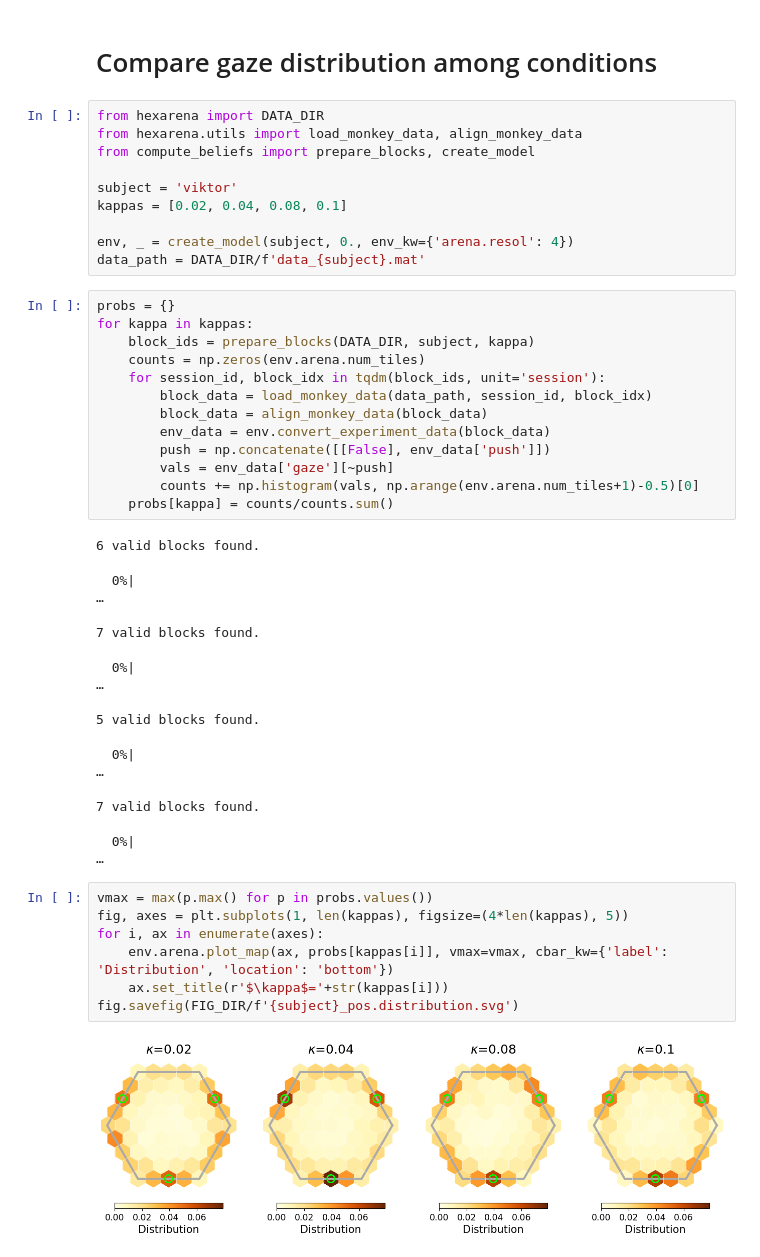
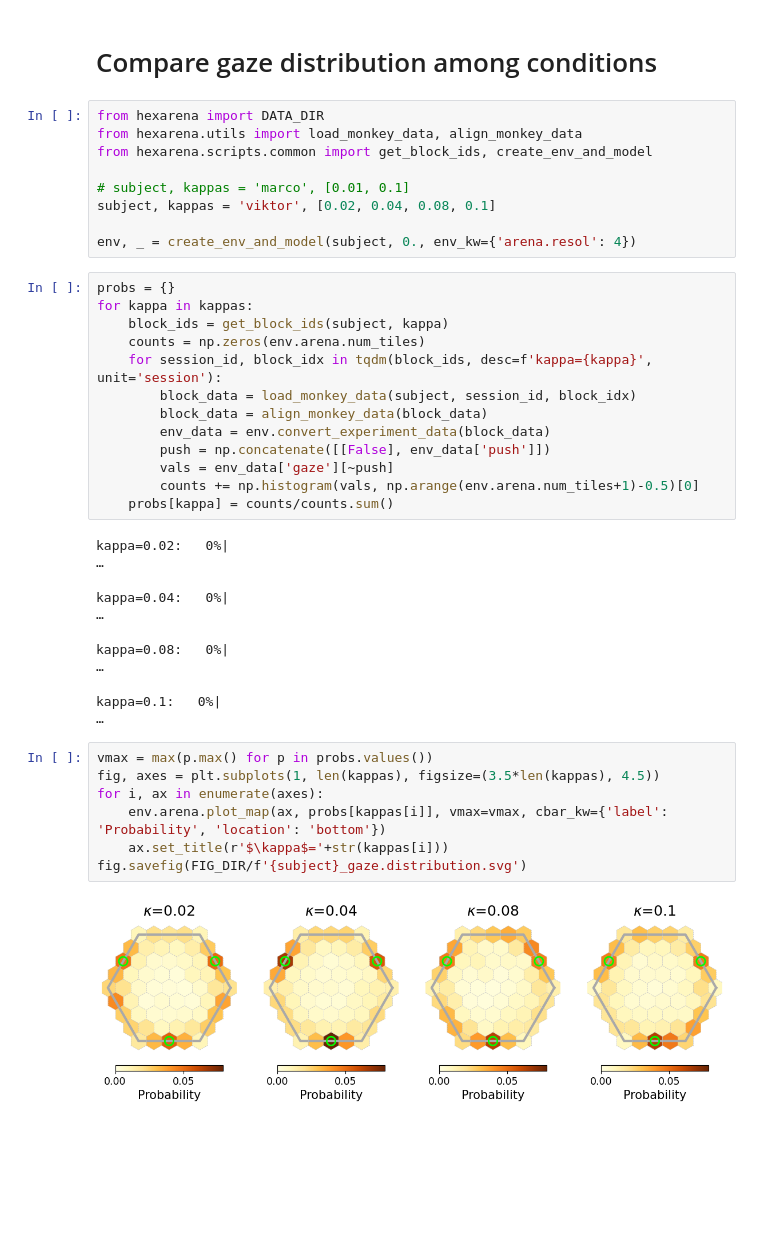
Before and after one commit to XaqLab/hex-arena, a Jupyter notebook: data-overview.ipynb, the cells around one changed output. Cells and saved outputs as stored; diff of their text form; blank space fills up the shorter version.

```diff
--- a/data-overview.ipynb
+++ b/data-overview.ipynb
@@ -22,20 +23,19 @@ rng = np.random.default_rng()
 # %%
 from hexarena import DATA_DIR
 from hexarena.utils import load_monkey_data, align_monkey_data
-from compute_beliefs import prepare_blocks, create_model
+from hexarena.scripts.common import get_block_ids, create_env_and_model
 
-subject = 'viktor'
-kappas = [0.02, 0.04, 0.08, 0.1]
+# subject, kappas = 'marco', [0.01, 0.1]
+subject, kappas = 'viktor', [0.02, 0.04, 0.08, 0.1]
 
-env, _ = create_model(subject, 0., env_kw={'arena.resol': 4})
-data_path = DATA_DIR/f'data_{subject}.mat'
+env, _ = create_env_and_model(subject, 0., env_kw={'arena.resol': 4})
 # %%
 probs = {}
 for kappa in kappas:
-    block_ids = prepare_blocks(DATA_DIR, subject, kappa)
+    block_ids = get_block_ids(subject, kappa)
     counts = np.zeros(env.arena.num_tiles)
-    for session_id, block_idx in tqdm(block_ids, unit='session'):
-        block_data = load_monkey_data(data_path, session_id, block_idx)
+    for session_id, block_idx in tqdm(block_ids, desc=f'kappa={kappa}', unit='session'):
+        block_data = load_monkey_data(subject, session_id, block_idx)
         block_data = align_monkey_data(block_data)
         env_data = env.convert_experiment_data(block_data)
         push = np.concatenate([[False], env_data['push']])
@@ -43,20 +43,16 @@ for kappa in kappas:
         counts += np.histogram(vals, np.arange(env.arena.num_tiles+1)-0.5)[0]
     probs[kappa] = counts/counts.sum()
 # %% [output]
-6 valid blocks found.
+kappa=0.02:   0%|                                                                                             …
-  0%|                                                                                                         …
+kappa=0.04:   0%|                                                                                             …
-7 valid blocks found.
+kappa=0.08:   0%|                                                                                             …
-  0%|                                                                                                         …
+kappa=0.1:   0%|                                                                                              …
-5 valid blocks found.
-  0%|                                                                                                         …
-7 valid blocks found.
-  0%|                                                                                                         …
 # %%
 vmax = max(p.max() for p in probs.values())
-fig, axes = plt.subplots(1, len(kappas), figsize=(4*len(kappas), 5))
+fig, axes = plt.subplots(1, len(kappas), figsize=(3.5*len(kappas), 4.5))
 for i, ax in enumerate(axes):
-    env.arena.plot_map(ax, probs[kappas[i]], vmax=vmax, cbar_kw={'label': 'Distribution', 'location': 'bottom'})
+    env.arena.plot_map(ax, probs[kappas[i]], vmax=vmax, cbar_kw={'label': 'Probability', 'location': 'bottom'})
     ax.set_title(r'$\kappa$='+str(kappas[i]))
-fig.savefig(FIG_DIR/f'{subject}_pos.distribution.svg')
+fig.savefig(FIG_DIR/f'{subject}_gaze.distribution.svg')
 # %% [output]
-[figure, old version]
+[figure, new version]
```
Also changed, not shown: parts of 1 cell of this notebook, 2 other files.
